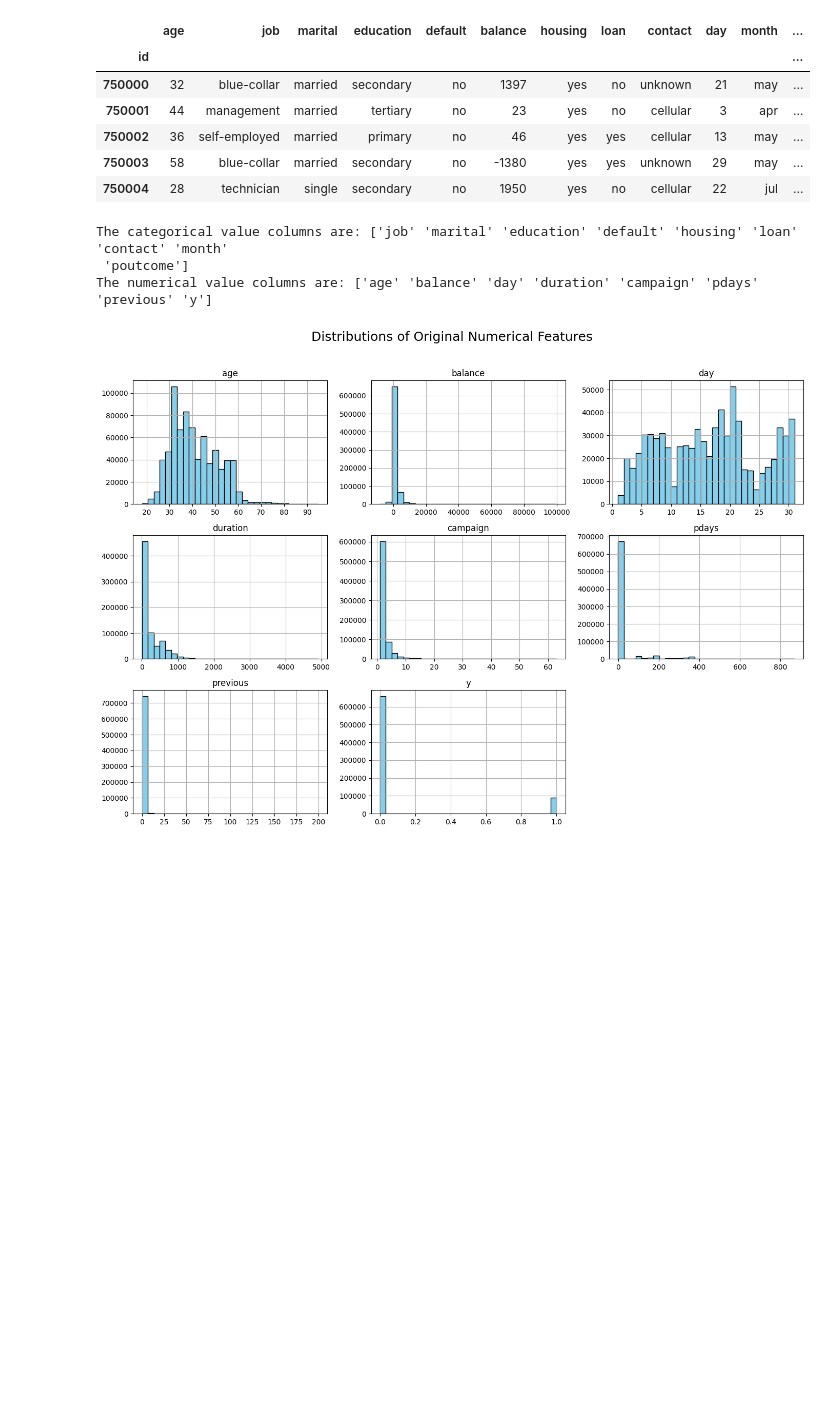
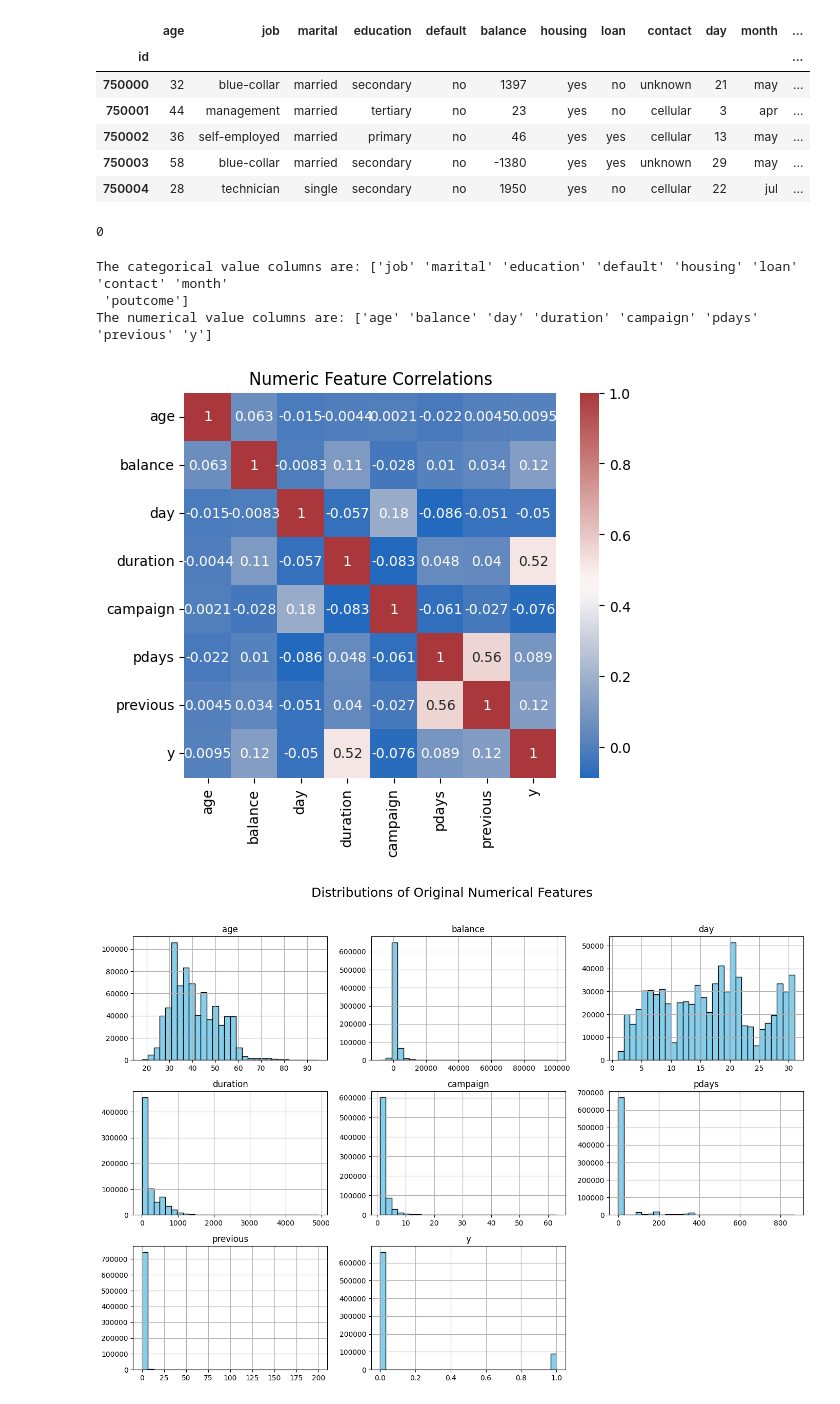
Before and after one commit to Gregory-lab-eng/kaggle-Binary-Classification-with-a-Bank-Dataset-XGB-StratifiedKFold, a Jupyter notebook: xgb-stratifiedkfold.ipynb, the cells around one changed output. Cells and saved outputs as stored; diff of their text form; code cells hidden in the pictures; blank space fills up the shorter version.

```diff
--- a/xgb-stratifiedkfold.ipynb
+++ b/xgb-stratifiedkfold.ipynb
@@ -49,6 +49,10 @@ test_data.head()
 | 750002 | 36 | self-employed | married | primary | no | 46 | yes | yes | cellular | 13 | may | ... |
 | 750003 | 58 | blue-collar | married | secondary | no | -1380 | yes | yes | unknown | 29 | may | ... |
 | 750004 | 28 | technician | single | secondary | no | 1950 | yes | no | cellular | 22 | jul | ... |
+# %%
+train_data.isnull().sum().sum()
+# %% [output]
+0
 # %%
 cat_cols = train_data.select_dtypes(include=['object']).columns
 numerical_cols = train_data.select_dtypes(include=['int64', 'float64']).columns
@@ -59,6 +63,14 @@ print(f"The numerical value columns are: {numerical_cols.values}")
 The categorical value columns are: ['job' 'marital' 'education' 'default' 'housing' 'loan' 'contact' 'month'
  'poutcome']
 The numerical value columns are: ['age' 'balance' 'day' 'duration' 'campaign' 'pdays' 'previous' 'y']
+# %%
+corr = train_data[numerical_cols].corr()
+plt.figure(figsize=(6,5))
+sns.heatmap(corr, annot=True, cmap='vlag')
+plt.title('Numeric Feature Correlations')
+plt.show()
+# %% [output]
+[figure, added]
 # %%
 train_data[numerical_cols].hist(figsize=(14, 10), bins=30, color='skyblue', edgecolor='black')
 plt.suptitle('Distributions of Original Numerical Features', fontsize=18)
```
Also changed, not shown: parts of 5 cells of this notebook.
